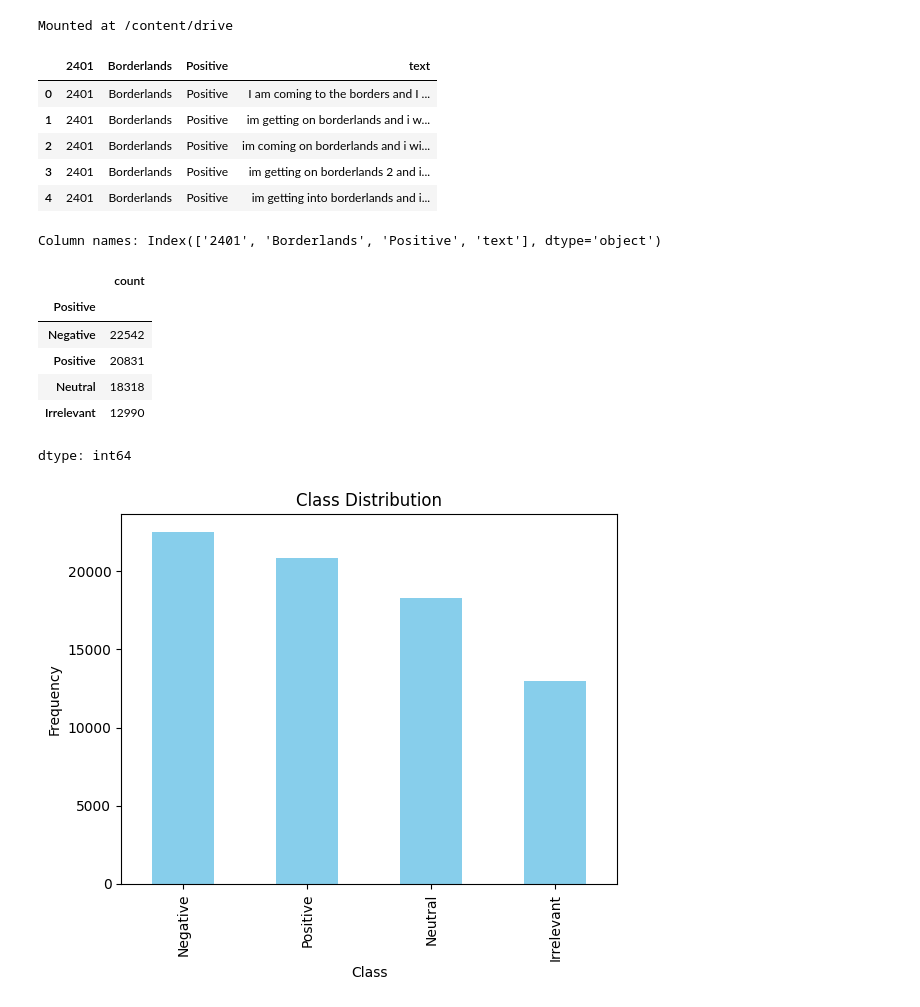
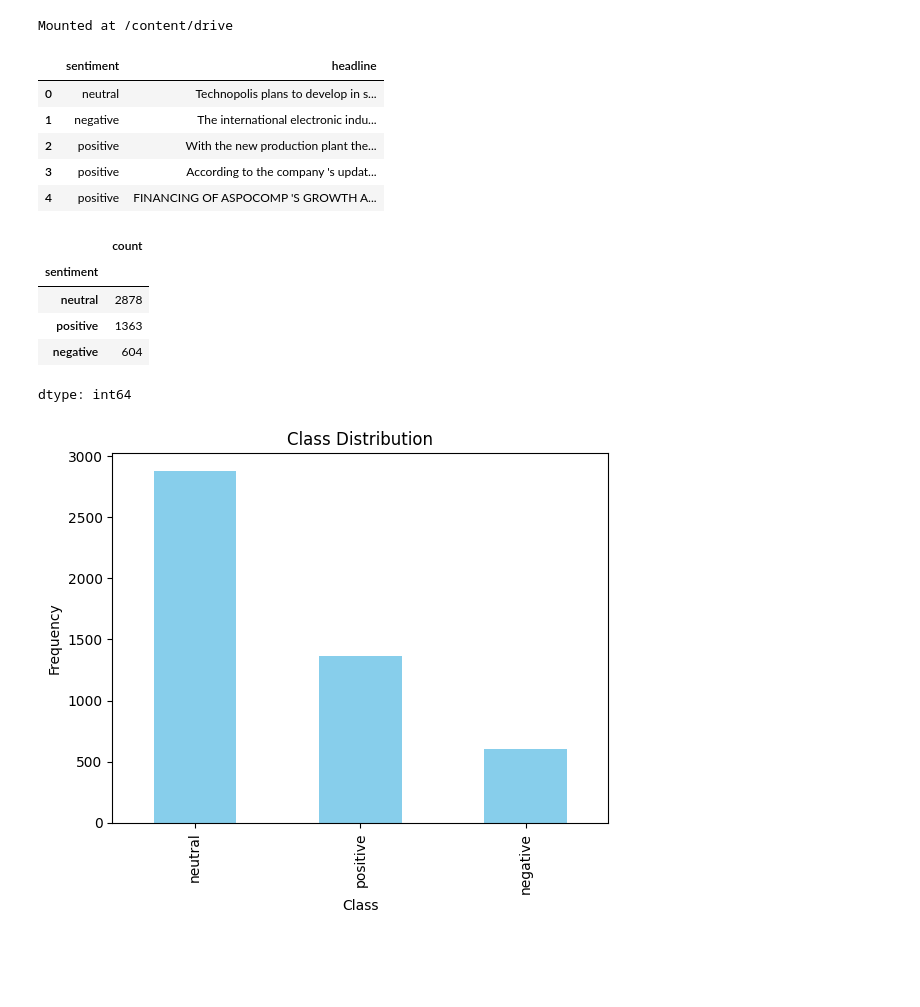
Before and after one commit to feliinabucket/Machine_Learning_Group07, a Jupyter notebook: Report0_Classification_data.ipynb, the cells around one changed output. Saved outputs shown, nothing was run; the diff lists cells and outputs as text; code cells hidden in the pictures; blank space fills up the shorter version.

```diff
--- a/Report0_Classification_data.ipynb
+++ b/Report0_Classification_data.ipynb
@@ -14,43 +14,38 @@ import pandas as pd
 import matplotlib.pyplot as plt
 # %%
 # Load dataset file into a Pandas DataFrame
-df = pd.read_csv("/content/drive/MyDrive/twitter_sentiment_analysis/twitter_training.csv")
-# Rename the last column to 'text'
-df = df.rename(columns={df.columns[-1]: 'text'})
+
+df = pd.read_csv("/content/drive/MyDrive/Financial_Sentiment_Analysis/all-data.csv", encoding='ISO-8859-1')
+
+# Rename the first two columns to 'sentiment' and 'headline'
+df = df.rename(columns={df.columns[0]: 'sentiment', df.columns[1]: 'headline'})
 # Output first five rows
 df.head()
 # %% [output]
-|  | 2401 | Borderlands | Positive | text |
-| 0 | 2401 | Borderlands | Positive | I am coming to the borders and I ... |
-| 1 | 2401 | Borderlands | Positive | im getting on borderlands and i w... |
-| 2 | 2401 | Borderlands | Positive | im coming on borderlands and i wi... |
-| 3 | 2401 | Borderlands | Positive | im getting on borderlands 2 and i... |
-| 4 | 2401 | Borderlands | Positive | im getting into borderlands and i... |
+|  | sentiment | headline |
+| 0 | neutral | Technopolis plans to develop in s... |
+| 1 | negative | The international electronic indu... |
+| 2 | positive | With the new production plant the... |
+| 3 | positive | According to the company 's updat... |
+| 4 | positive | FINANCING OF ASPOCOMP 'S GROWTH A... |
-# %%
-# Get the column names
-column_names = df.columns
-print("Column names:", column_names)
-# %% [output]
-Column names: Index(['2401', 'Borderlands', 'Positive', 'text'], dtype='object')
 # %%
 # Get the distribution of positive, neutral or other
-class_distribution = df['Positive'].value_counts()
+class_distribution = df['sentiment'].value_counts()
 class_distribution
 # %% [output]
 |  | count |
-| Positive |  |
-| Negative | 22542 |
-| Positive | 20831 |
-| Neutral | 18318 |
-| Irrelevant | 12990 |
+| sentiment |  |
+| neutral | 2878 |
+| positive | 1363 |
+| negative | 604 |
 dtype: int64
 # %%
-class_distribution = df['Positive'].value_counts()
+class_distribution = df['sentiment'].value_counts()
 class_distribution.plot(kind='bar', color='skyblue', title='Class Distribution')
 plt.xlabel('Class')
 plt.ylabel('Frequency')
 plt.show()
 # %% [output]
-[figure, old version]
+[figure, new version]
 # %%
 # Ensure that all values in the 'text' column are strings and handle missing values
```
Also changed, not shown: parts of 1 cell of this notebook.
